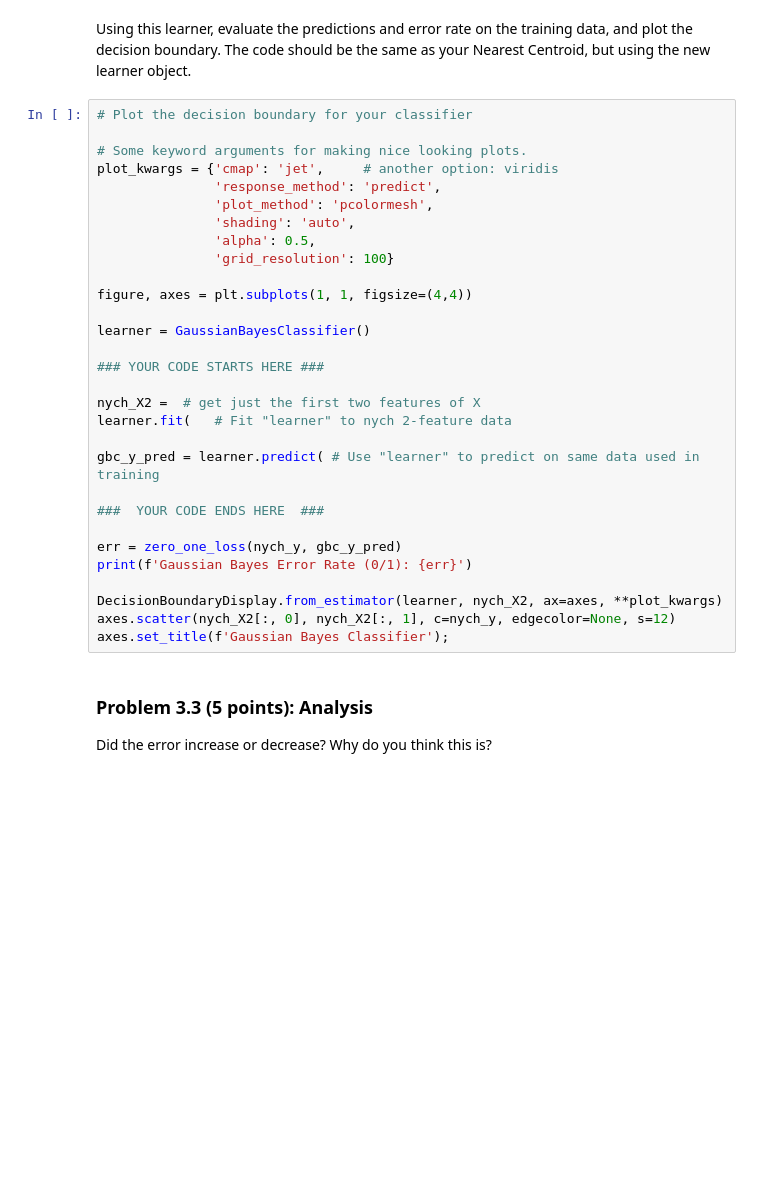
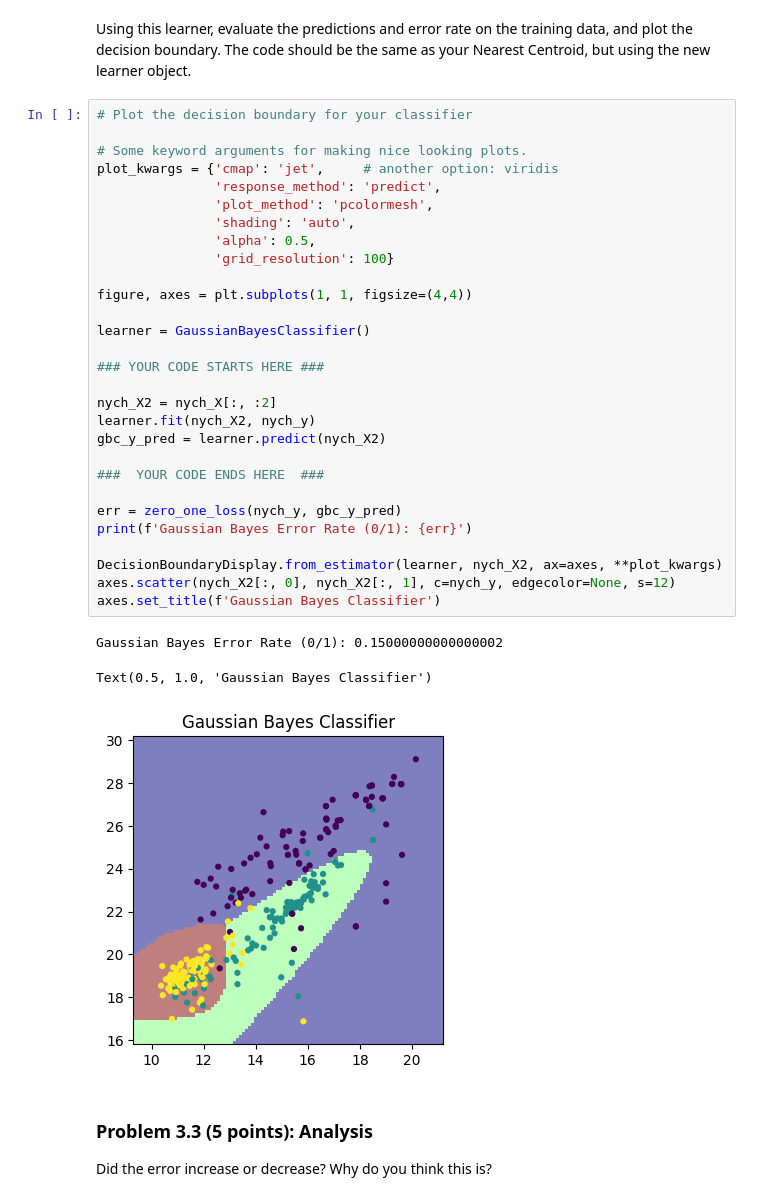
Before and after one commit to Taikiy49/ICS178HW, a Jupyter notebook: hw1-1.ipynb, the cells around one changed output. Cells and saved outputs as stored; diff of their text form; blank space fills up the shorter version.

```diff
--- a/hw1-1.ipynb
+++ b/hw1-1.ipynb
@@ -517,33 +527,36 @@ Using this learner, evaluate the predictions and error rate on the training data
 # %%
 # Plot the decision boundary for your classifier
 
 # Some keyword arguments for making nice looking plots.
 plot_kwargs = {'cmap': 'jet',     # another option: viridis
                'response_method': 'predict',
                'plot_method': 'pcolormesh',
                'shading': 'auto',
                'alpha': 0.5,
                'grid_resolution': 100}
 
 figure, axes = plt.subplots(1, 1, figsize=(4,4))
 
 learner = GaussianBayesClassifier()
 
 ### YOUR CODE STARTS HERE ###
 
-nych_X2 =  # get just the first two features of X
-learner.fit(   # Fit "learner" to nych 2-feature data
-
-gbc_y_pred = learner.predict( # Use "learner" to predict on same data used in training
+nych_X2 = nych_X[:, :2]
+learner.fit(nych_X2, nych_y)
+gbc_y_pred = learner.predict(nych_X2)
 
 ###  YOUR CODE ENDS HERE  ###
 
 err = zero_one_loss(nych_y, gbc_y_pred)
 print(f'Gaussian Bayes Error Rate (0/1): {err}')
 
 DecisionBoundaryDisplay.from_estimator(learner, nych_X2, ax=axes, **plot_kwargs)
 axes.scatter(nych_X2[:, 0], nych_X2[:, 1], c=nych_y, edgecolor=None, s=12)
-axes.set_title(f'Gaussian Bayes Classifier');
+axes.set_title(f'Gaussian Bayes Classifier')
+# %% [output]
+Gaussian Bayes Error Rate (0/1): 0.15000000000000002
+Text(0.5, 1.0, 'Gaussian Bayes Classifier')
+[figure, added]
 # %% [markdown]
 ### Problem 3.3 (5 points): Analysis
 Did the error increase or decrease? Why do you think this is?
```
Also changed, not shown: parts of 6 cells of this notebook.
